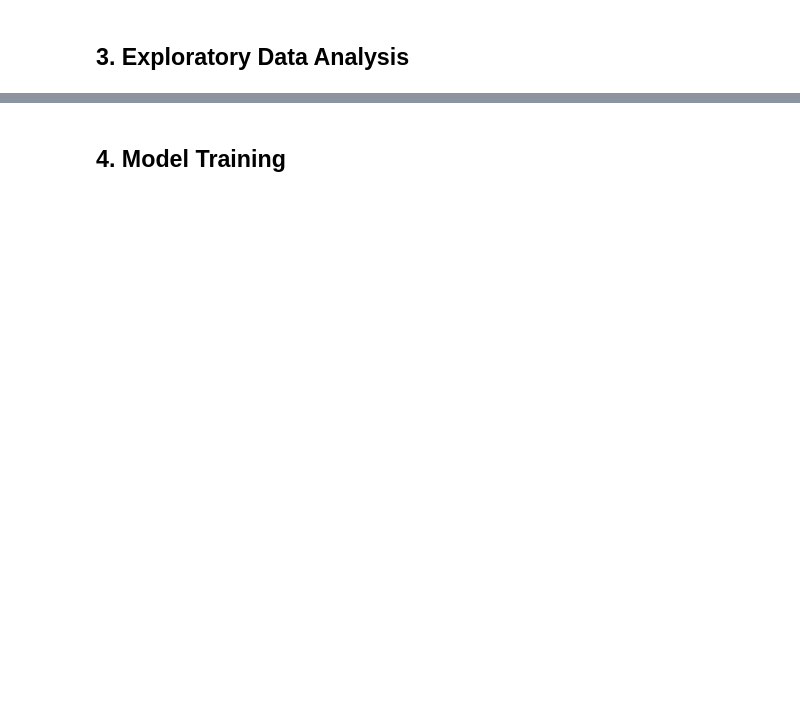
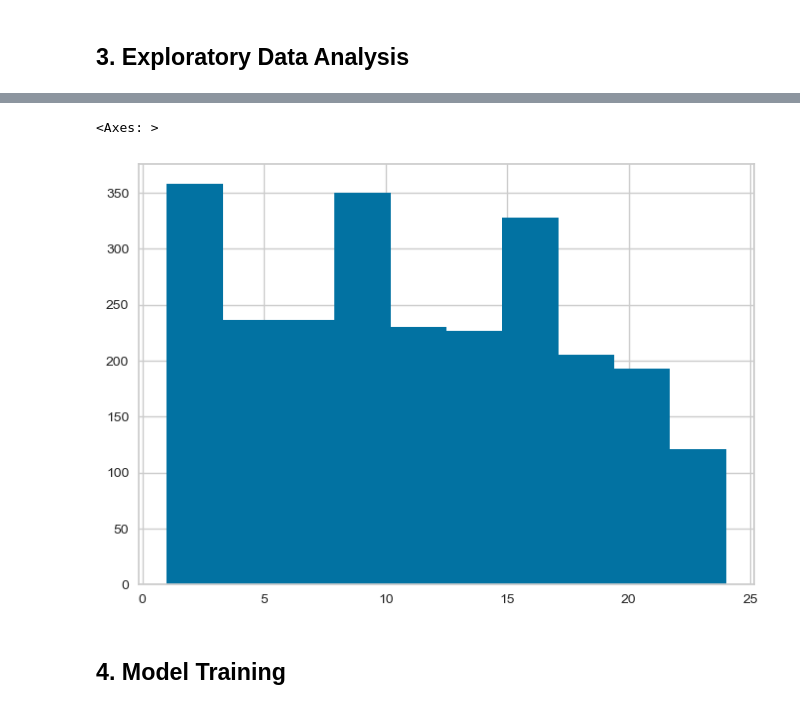
Before and after one commit to aymanrafif/Resume-Classification-Using-Machine-Learning-Models, a Jupyter notebook: Resume Classification Using Machine Learning Models.ipynb, the cells around one changed output, grey strips where cells are left out. Drawn from its saved outputs; the diff is of its cells as text; code cells hidden in the pictures; blank space fills up the shorter version.

```diff
--- a/Resume Classification Using Machine Learning Models.ipynb
+++ b/Resume Classification Using Machine Learning Models.ipynb
@@ -234,2 +350,7 @@ df_cleaned.sample(5)
+# %%
+df_cleaned['Labeled_category'].hist()
+# %% [output]
+<Axes: >
+[figure, added]
 # %% [markdown]
 ## 4. Model Training
```
Also changed, not shown: parts of 17 cells of this notebook.
